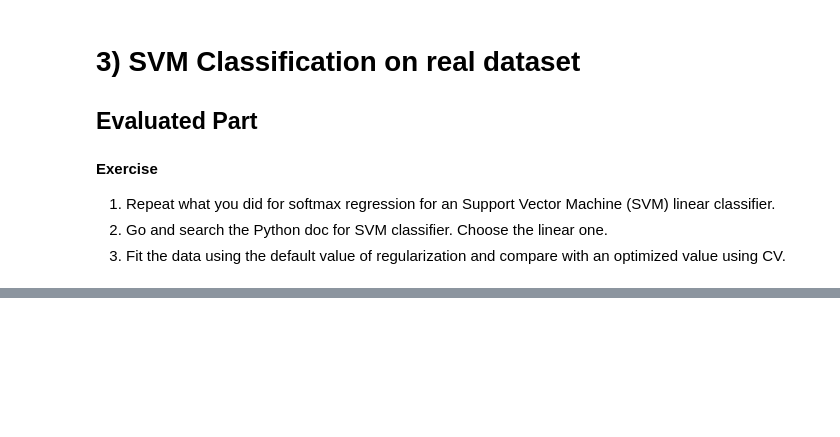
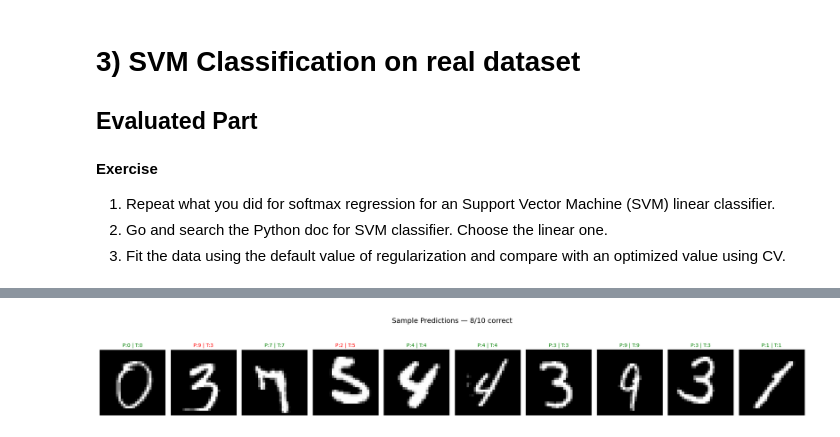
Before and after one commit to YDIB11/FundamentalLearningEPFL, a Jupyter notebook: TP7/classification_exercise.ipynb, the cells around one changed output, grey strips where cells are left out. Drawn from its saved outputs; the diff is of its cells as text; code cells hidden in the pictures; blank space fills up the shorter version.

```diff
--- a/TP7/classification_exercise.ipynb
+++ b/TP7/classification_exercise.ipynb
@@ -395,20 +322,0 @@ Next, we sweep a small grid of `C` values with stratified 3-fold cross-validatio
-# %%
-param_grid = {"C": [0.01, 0.1, 1.0, 5.0, 10.0]}
-linear_svc = LinearSVC(dual=False, random_state=0, max_iter=10000)
-cv = StratifiedKFold(n_splits=3, shuffle=True, random_state=0)
-t0 = time.time()
-grid = GridSearchCV(linear_svc, param_grid=param_grid, cv=cv, scoring='accuracy', n_jobs=-1)
-grid.fit(X_train_svm, y_train_svm)
-cv_runtime = time.time() - t0
-best_svm = grid.best_estimator_
-cv_metrics = {
-    "setting": f"LinearSVC CV best (C={grid.best_params_['C']})",
-    "C": grid.best_params_['C'],
-    "train_acc": accuracy_score(y_train_svm, best_svm.predict(X_train_svm)),
-    "test_acc": accuracy_score(y_test_svm, best_svm.predict(X_test_svm)),
-    "sparsity_pct": np.mean(best_svm.coef_ == 0) * 100,
-    "runtime_s": cv_runtime,
-    "cv_mean_acc": grid.best_score_,
-}
-svm_runs.append(cv_metrics)
-print('CV metrics', cv_metrics)
@@ -433,0 +489,60 @@ Summary:
+# %%
+# --- Visual check: random test samples with predictions ------------------------
+# ------------------------------------------------------------------------------
+
+import numpy as np
+import matplotlib.pyplot as plt
+
+SEED = 42
+NUM_SAMPLES = 10
+
+# --- print helpers ---
+def hr(char="─", n=70): print(char * n)
+def section(title): hr(); print(f"▶ {title}"); hr()
+def print_table(rows, headers):
+    widths = [max(len(str(h)), *(len(str(r[i])) for r in rows)) for i, h in enumerate(headers)]
+    def fmt_row(r): return " | ".join(str(c).rjust(widths[i]) for i, c in enumerate(r))
+    sep = "-+-".join("-" * w for w in widths)
+    print(fmt_row(headers)); print(sep)
+    for r in rows: print(fmt_row(r))
+
+# --- select random samples ---
+section("Sample Predictions (Preview)")
+rng = np.random.RandomState(SEED)
+sample_indices = rng.choice(len(X_test_pca), NUM_SAMPLES, replace=False)
+
+sample_imgs   = X_test[sample_indices]
+sample_preds  = y_pred[sample_indices]
+sample_truth  = y_test[sample_indices]
+
+correct_mask = (sample_preds == sample_truth)
+n_correct = int(correct_mask.sum())
+n_wrong   = NUM_SAMPLES - n_correct
+
+# Console summary
+print("Summary")
+print(f"- Samples shown: {NUM_SAMPLES}")
+print(f"- Correct: {n_correct} / {NUM_SAMPLES}  ({n_correct/NUM_SAMPLES*100:.1f}%)")
+print(f"- Wrong:   {n_wrong} / {NUM_SAMPLES}  ({n_wrong/NUM_SAMPLES*100:.1f}%)")
+print()
+
+# Compact table
+rows = []
+for i, idx in enumerate(sample_indices):
+    rows.append([i, int(sample_preds[i]), int(sample_truth[i]), "✓" if correct_mask[i] else "×"])
+print_table(rows, headers=["#","Pred","True","OK"])
+
+# Figure
+fig, axes = plt.subplots(1, NUM_SAMPLES, figsize=(2.0 * NUM_SAMPLES, 3.0))
+for i, ax in enumerate(axes.flat):
+    ax.imshow(sample_imgs[i].reshape(28, 28), cmap='gray')
+    color = 'green' if correct_mask[i] else 'red'
+    ax.set_title(f"P:{sample_preds[i]} | T:{sample_truth[i]}",
+                 color=color, fontsize=10)
+    ax.axis("off")
+
+plt.suptitle(f"Sample Predictions — {n_correct}/{NUM_SAMPLES} correct",
+             fontsize=14, y=1.05)
+plt.tight_layout()
+plt.show()
+# %% [output]
@@ -433,0 +569 @@ Summary:
+[figure, added]
```
Also changed, not shown: parts of 21 cells of this notebook.
